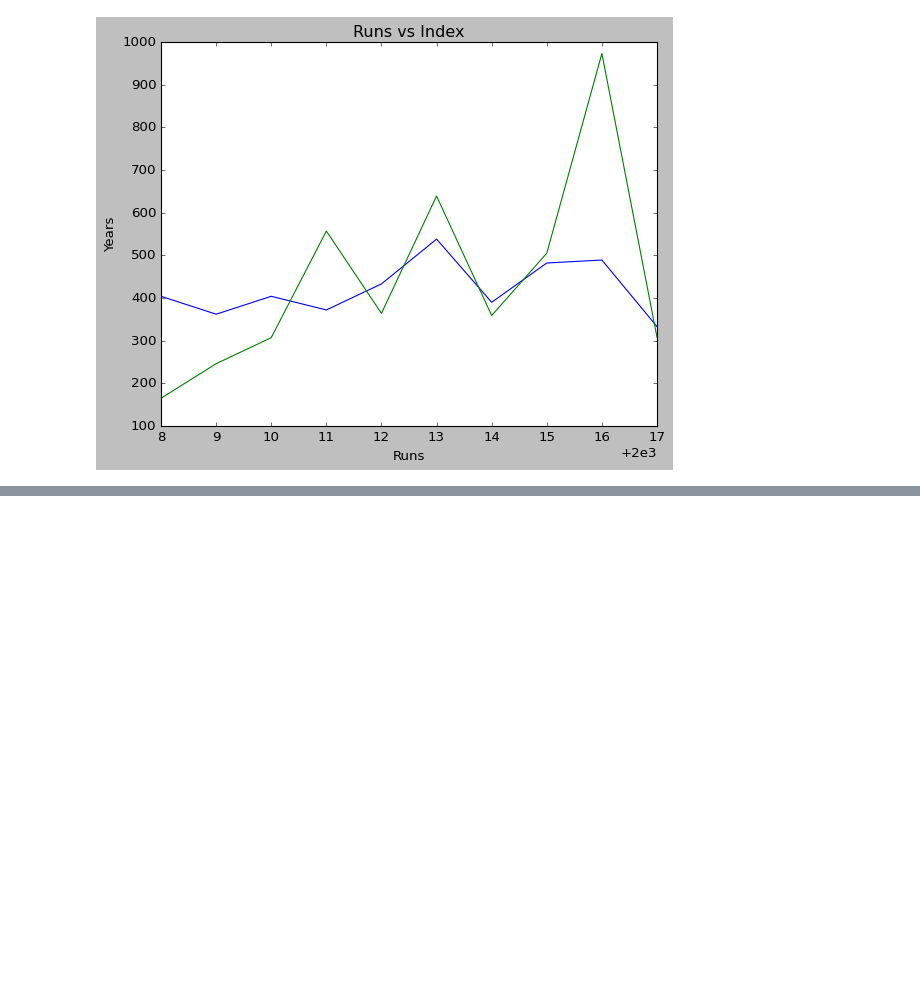
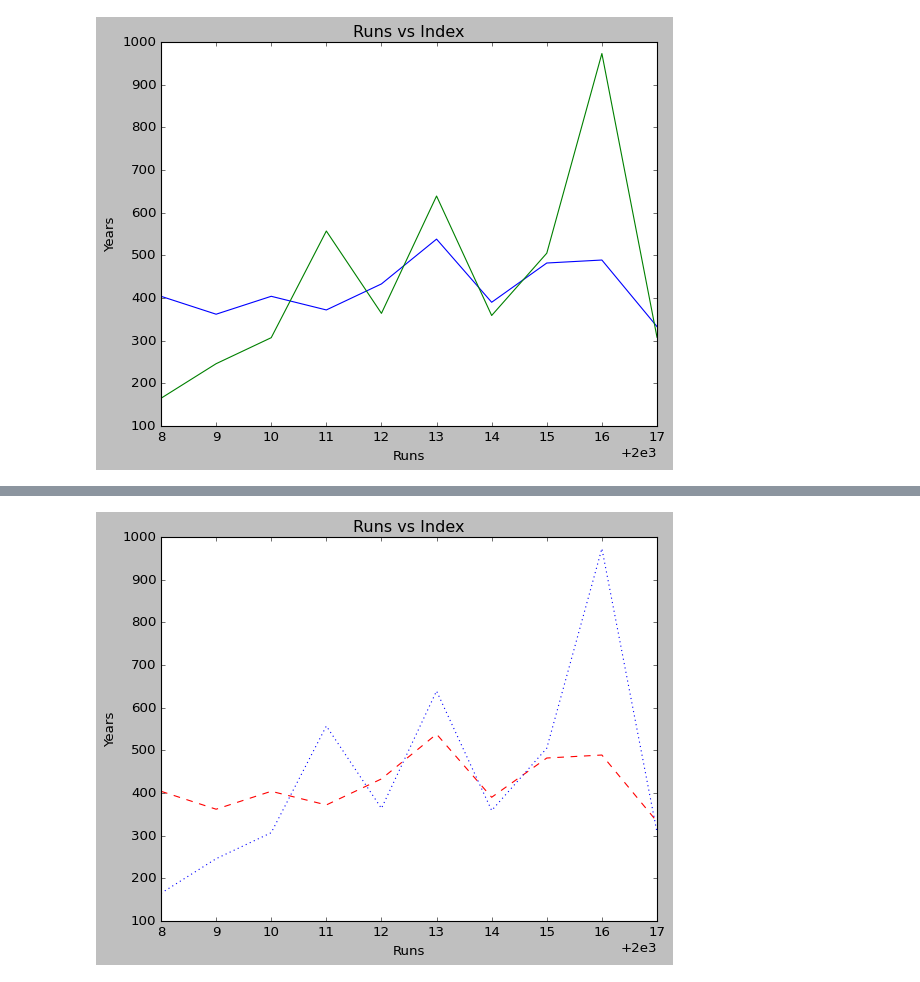
Before and after one commit to Hilal-11/Numpy-Pandas-Matplotlib-Seaborn-Sipy, a Jupyter notebook: matplotlib/matplotlib.ipynb, the cells around one changed output, grey strips where cells are left out. Drawn from its saved outputs; the diff is of its cells as text; code cells hidden in the pictures; blank space fills up the shorter version.

```diff
--- a/matplotlib/matplotlib.ipynb
+++ b/matplotlib/matplotlib.ipynb
@@ -55,0 +69,11 @@ plt.style.use('classic')
+# %%
+# style the plot lines dashed , solid and dotted etc
+
+plt.plot( batsman['index'], batsman['RG Sharma'], linestyle='dashed', color='red')
+plt.plot( batsman['index'], batsman['V Kohli'], linestyle='dotted', color='blue')
+plt.xlabel('Runs')
+plt.ylabel('Years')
+plt.title('Runs vs Index')
+plt.style.use('classic')
+# %% [output]
+[figure, added]
```
Also changed, not shown: parts of 4 cells of this notebook.
